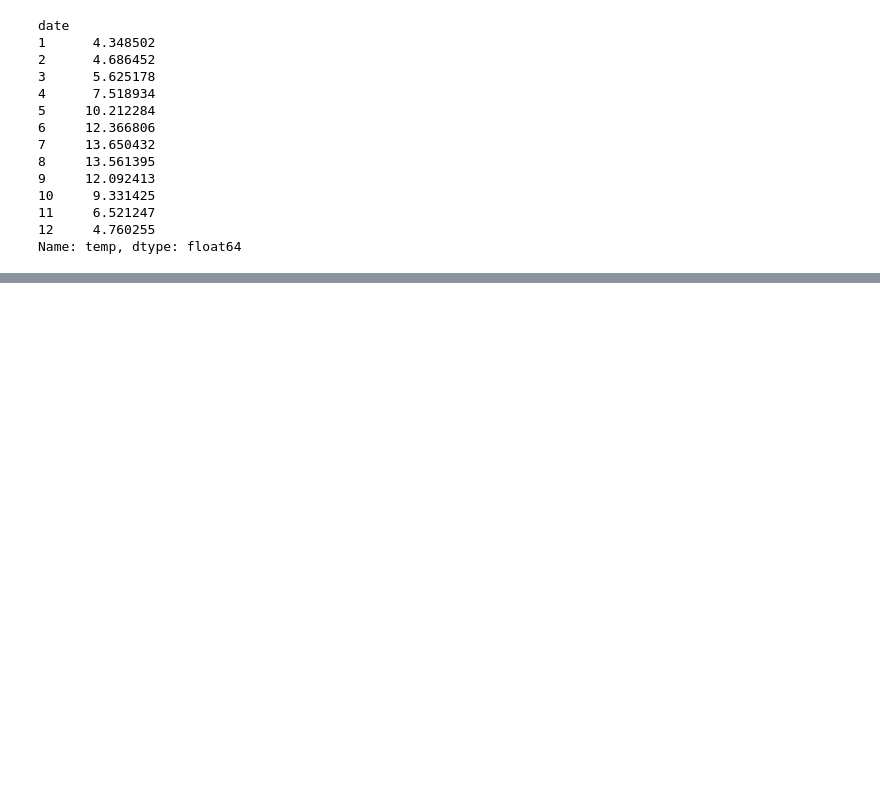
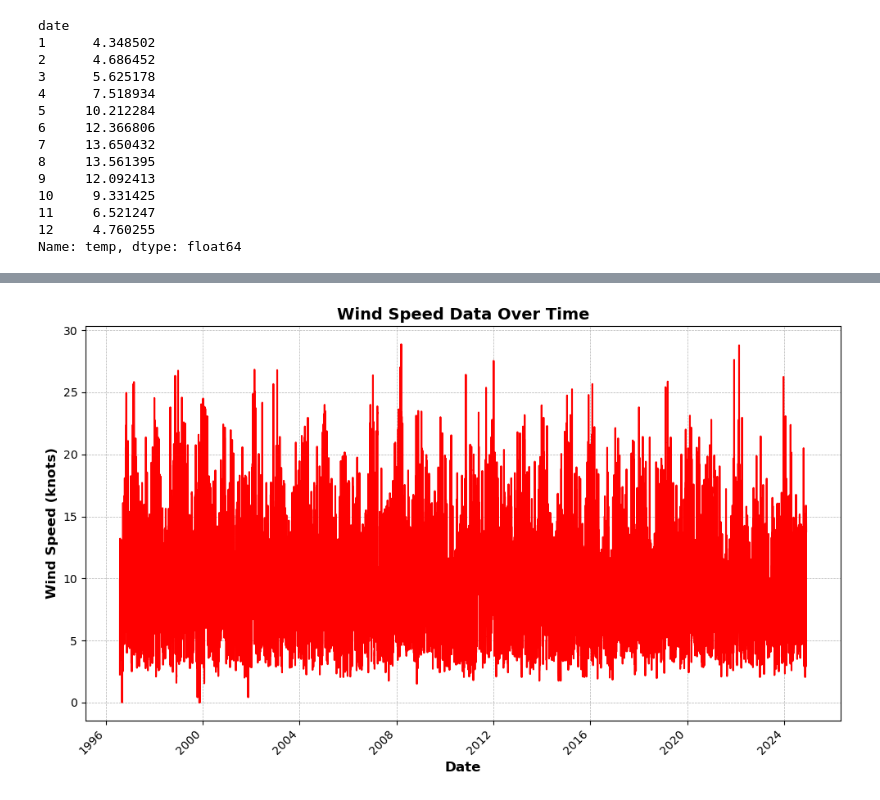
Before and after one commit to L-g00438909/PFDA_assignments, a Jupyter notebook: assignment6-weather.ipynb, the cells around one changed output, grey strips where cells are left out. Cells and saved outputs as stored; diff of their text form; code cells hidden in the pictures; blank space fills up the shorter version.

```diff
--- a/assignment6-weather.ipynb
+++ b/assignment6-weather.ipynb
@@ -301,0 +395,32 @@ Name: temp, dtype: float64
+# %%
+# rolling mean of wind speed over 24 hours
+df['wdsp_rolling'] = df['wdsp'].rolling(window=24).mean()
+df['wdsp_rolling']
+
+# rolling mean of wind speed over 24 hours for 10 per cent of the data
+df['wdsp_rolling'] = df['wdsp'].rolling(window=int(len(df)*0.1)).mean()
+df['wdsp_rolling']
+
+
+# rolling mean for wind speed over 24 hours for half the years in the data
+df['wdsp_rolling'] = df['wdsp'].rolling(window=int(len(df)/2)).mean()
+df['wdsp_rolling']
+
+# rolling mean for wind speed over 24 hours
+df['wdsp_rolling'] = df['wdsp'].rolling(window=24).mean()
+df['wdsp_rolling']
+
+# plot the rolling mean of wind speed
+
+fig, ax = plt.subplots(figsize=(10, 6))
+ax.plot(df['date'], df['wdsp_rolling'], color='red', label='Wind Speed')  # Line plot
+ax.set_xlabel('Date', fontsize=12, fontweight='bold')
+ax.set_ylabel('Wind Speed (knots)', fontsize=12, fontweight='bold')
+ax.set_title('Wind Speed Data Over Time', fontsize=14, fontweight='bold')
+plt.xticks(rotation=45, ha='right')
+ax.grid(True, which='both', linestyle='--', linewidth=0.5)
+
+plt.tight_layout()
+plt.show()
+# %% [output]
+[figure, added]
```
Also changed, not shown: parts of 21 cells of this notebook, 2 other files.
